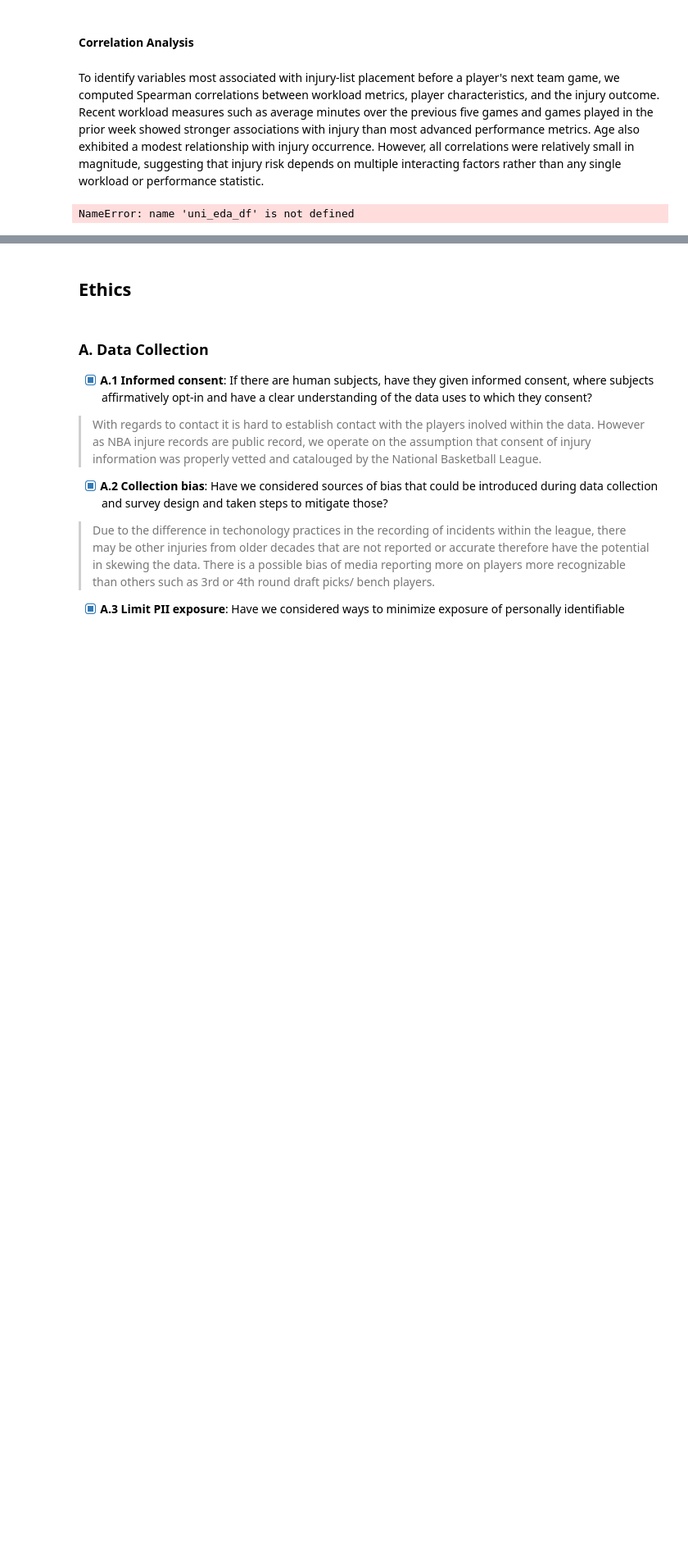
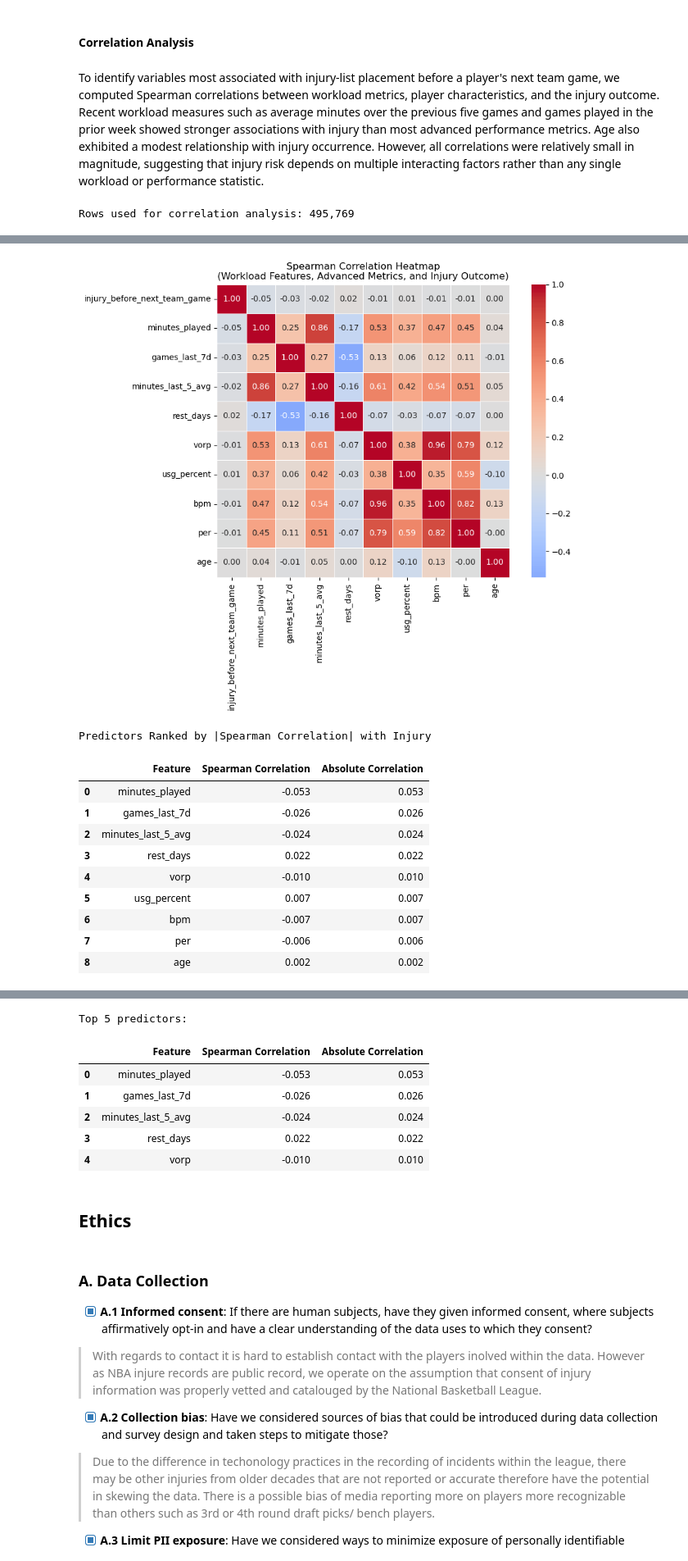
Before and after one commit to COGS108/Group-SP26-100, a Jupyter notebook: 02-EDACheckpoint.ipynb, the cells around one changed output, grey strips where cells are left out. Shown at 82% size. Drawn from its saved outputs; the diff is of its cells as text; code cells hidden in the pictures; blank space fills up the shorter version.

Commit message:
fixed running issues, modified corr section

```diff
--- a/02-EDACheckpoint.ipynb
+++ b/02-EDACheckpoint.ipynb
@@ -754,6 +754,14 @@ corr_df = uni_eda_df[corr_features].copy()
 corr_df = corr_df.dropna()
 print(f'Rows used for correlation analysis: {len(corr_df):,}')
 spearman_corr = corr_df.corr(method='spearman')
+
+target = 'injury_before_next_team_game'
+order = (
+    spearman_corr[target].drop(target).abs()
+    .sort_values(ascending=False).index.tolist()
+)
+order = [target] + order
+spearman_corr = spearman_corr.loc[order, order]
 
 display(
     spearman_corr.round(3)
@@ -829,4 +837,4 @@ display(
     ranked_table.head(5).round(3)
 )
 # %% [output]
-NameError: name 'uni_eda_df' is not defined
+Rows used for correlation analysis: 495,769
@@ -832,0 +852,12 @@ NameError: name 'uni_eda_df' is not defined
+[figure, added]
+Predictors Ranked by |Spearman Correlation| with Injury
+|  | Feature | Spearman Correlation | Absolute Correlation |
+| 0 | minutes_played | -0.053 | 0.053 |
+| 1 | games_last_7d | -0.026 | 0.026 |
+| 2 | minutes_last_5_avg | -0.024 | 0.024 |
+| 3 | rest_days | 0.022 | 0.022 |
+| 4 | vorp | -0.010 | 0.010 |
+| 5 | usg_percent | 0.007 | 0.007 |
+| 6 | bpm | -0.007 | 0.007 |
+| 7 | per | -0.006 | 0.006 |
+| 8 | age | 0.002 | 0.002 |
@@ -833,3 +865,10 @@ NameError: name 'uni_eda_df' is not defined
+Top 5 predictors:
+|  | Feature | Spearman Correlation | Absolute Correlation |
+| 0 | minutes_played | -0.053 | 0.053 |
+| 1 | games_last_7d | -0.026 | 0.026 |
+| 2 | minutes_last_5_avg | -0.024 | 0.024 |
+| 3 | rest_days | 0.022 | 0.022 |
+| 4 | vorp | -0.010 | 0.010 |
 # %% [markdown]
 ## Ethics
 # %% [markdown]
```
Also changed, not shown: parts of 1 cell of this notebook.
